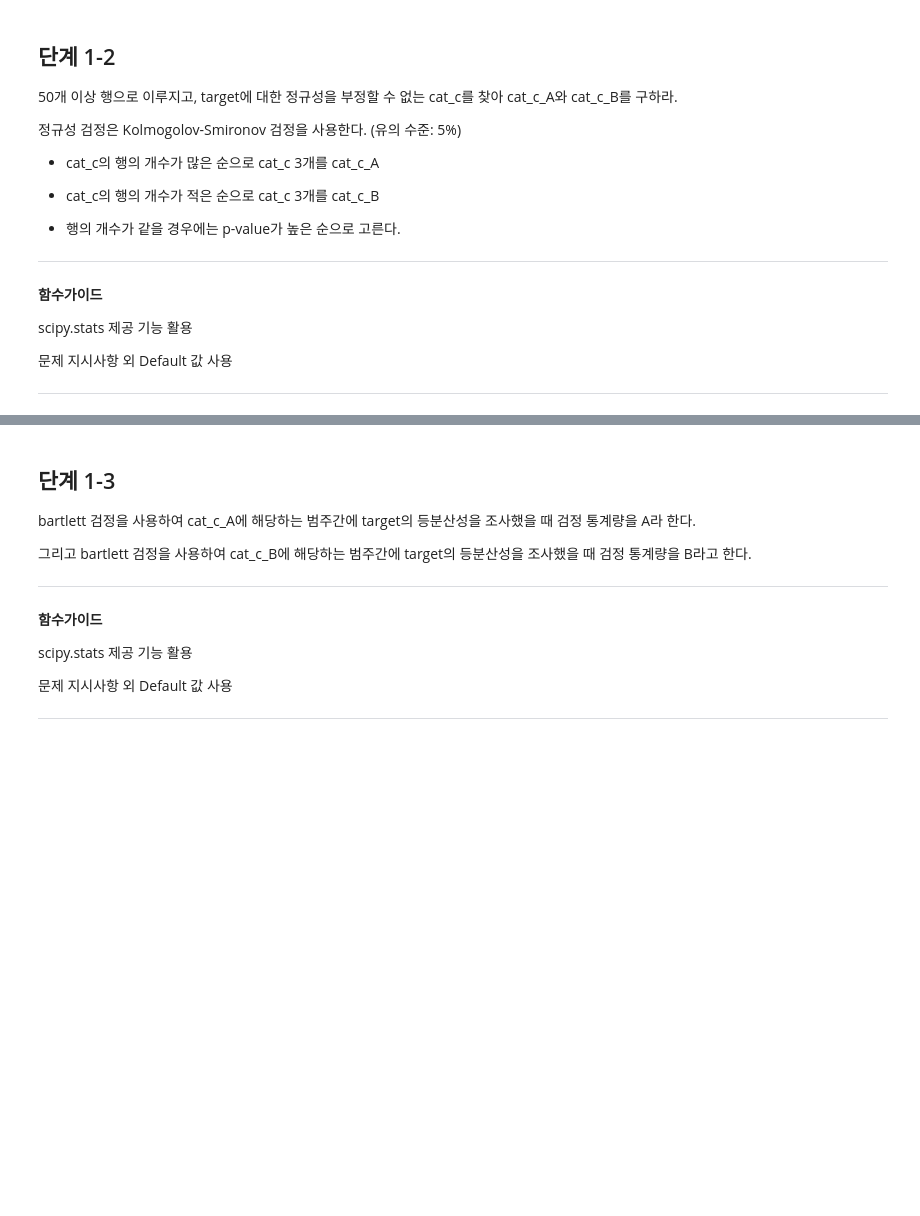
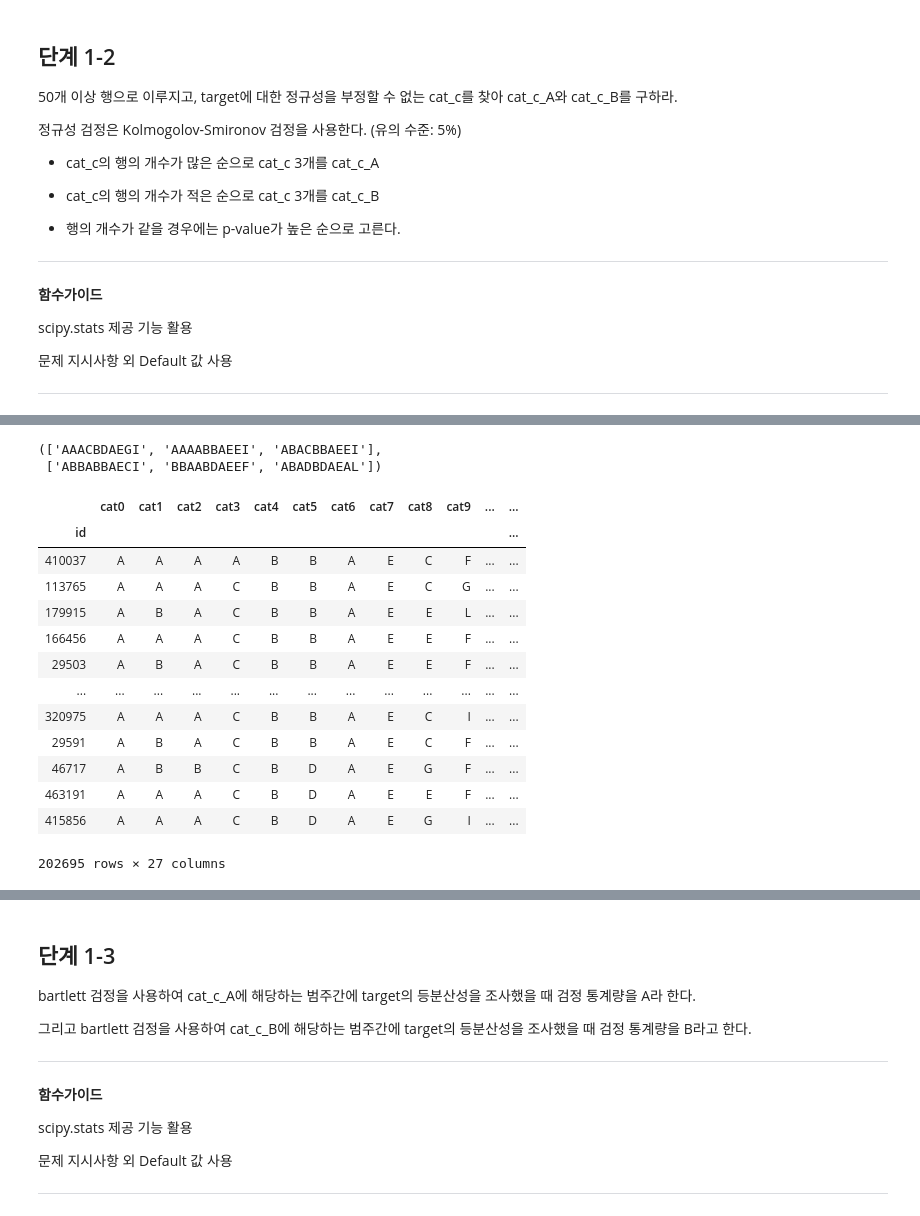
Before and after one commit to sunkusun9/DS_lv3_2312, a Jupyter notebook: sec_ds_lv3_prob2_prob.ipynb, the cells around one changed output, grey strips where cells are left out. Cells and saved outputs as stored; diff of their text form; code cells hidden in the pictures; blank space fills up the shorter version.

```diff
--- a/sec_ds_lv3_prob2_prob.ipynb
+++ b/sec_ds_lv3_prob2_prob.ipynb
@@ -269,3 +279,8 @@ basetable을 복사하여 prob1을 만들고 cat0 ~ 9 변수 순서대로 문자
+# %%
+# 방법 3
+df_prob1 = df_basetable.assign(
+    cat_c = df_basetable[cat_cols].apply(lambda x: ''.join(x), axis=1)
+)
 # %% [markdown]
 ## 단계 1-2
 
@@ -290,3 +322,30 @@ scipy.stats 제공 기능 활용
+# %%
+df_kstest = df_kstest.query('pvalue >= 0.05').sort_values(['cnt', 'pvalue'], ascending=[True, False])
+cat_c_B = df_kstest.iloc[:3].index.tolist()
+cat_c_A = df_kstest.iloc[-3:].index.tolist()
+cat_c_A, cat_c_B
+# %% [output]
+(['AAACBDAEGI', 'AAAABBAEEI', 'ABACBBAEEI'],
+ ['ABBABBAECI', 'BBAABDAEEF', 'ABADBDAEAL'])
 # %%
-from scipy.stats import kstest, norm
-kstest(..., norm.cdf)
+# 방법 1: groupby
+df_prob1.loc[df_prob1['cat_c'].isin(
+    df_prob1['cat_c'].value_counts().pipe(
+        lambda x: x.loc[x >= 50]
+    ).index
+)]
+# %% [output]
+|  | cat0 | cat1 | cat2 | cat3 | cat4 | cat5 | cat6 | cat7 | cat8 | cat9 | ... | ... |
+| id |  |  |  |  |  |  |  |  |  |  |  | ... |
+| 410037 | A | A | A | A | B | B | A | E | C | F | ... | ... |
+| 113765 | A | A | A | C | B | B | A | E | C | G | ... | ... |
+| 179915 | A | B | A | C | B | B | A | E | E | L | ... | ... |
+| 166456 | A | A | A | C | B | B | A | E | E | F | ... | ... |
+| 29503 | A | B | A | C | B | B | A | E | E | F | ... | ... |
+| ... | ... | ... | ... | ... | ... | ... | ... | ... | ... | ... | ... | ... |
+| 320975 | A | A | A | C | B | B | A | E | C | I | ... | ... |
+| 29591 | A | B | A | C | B | B | A | E | C | F | ... | ... |
+| 46717 | A | B | B | C | B | D | A | E | G | F | ... | ... |
+| 463191 | A | A | A | C | B | D | A | E | E | F | ... | ... |
+| 415856 | A | A | A | C | B | D | A | E | G | I | ... | ... |
+202695 rows × 27 columns
```
Also changed, not shown: parts of 33 cells of this notebook.
